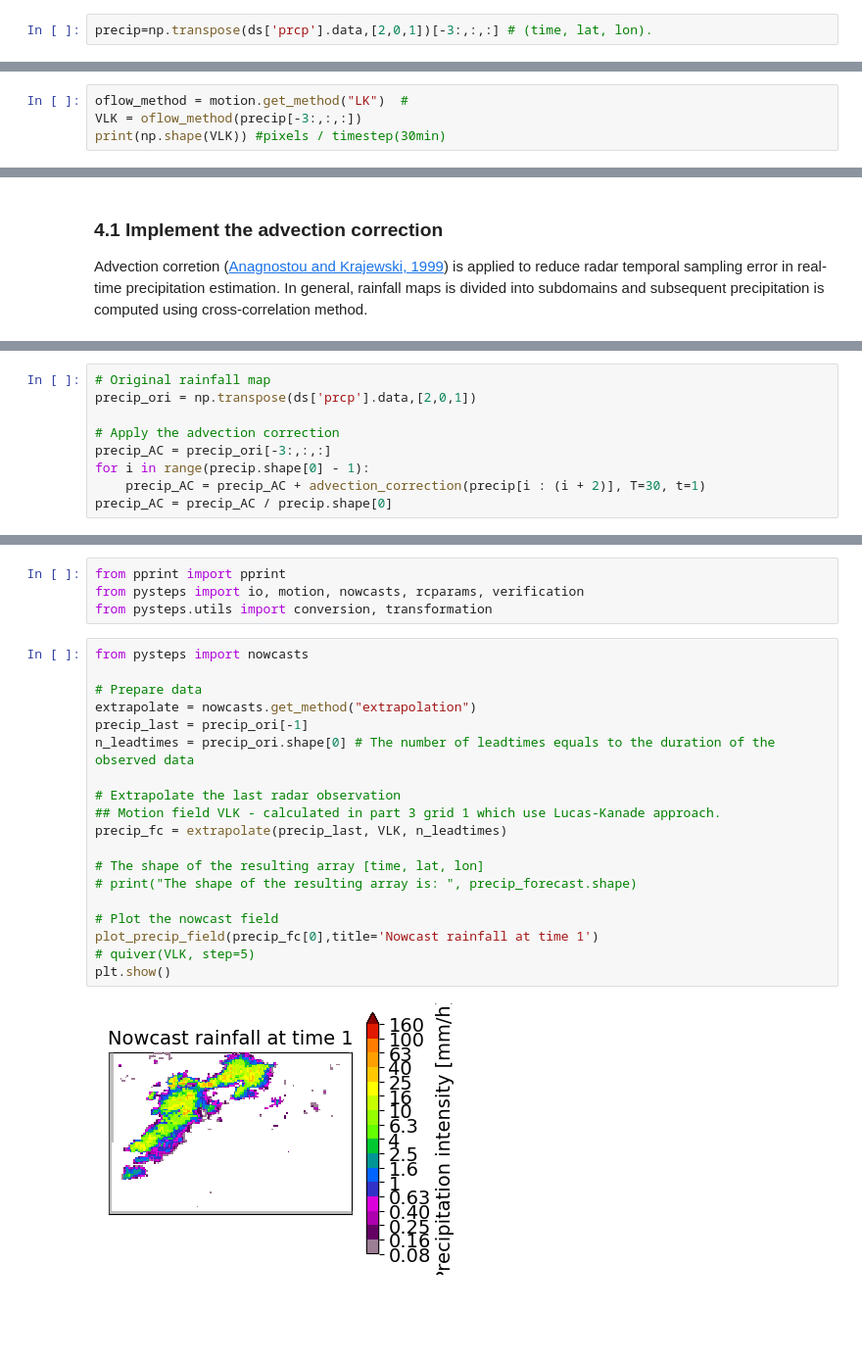
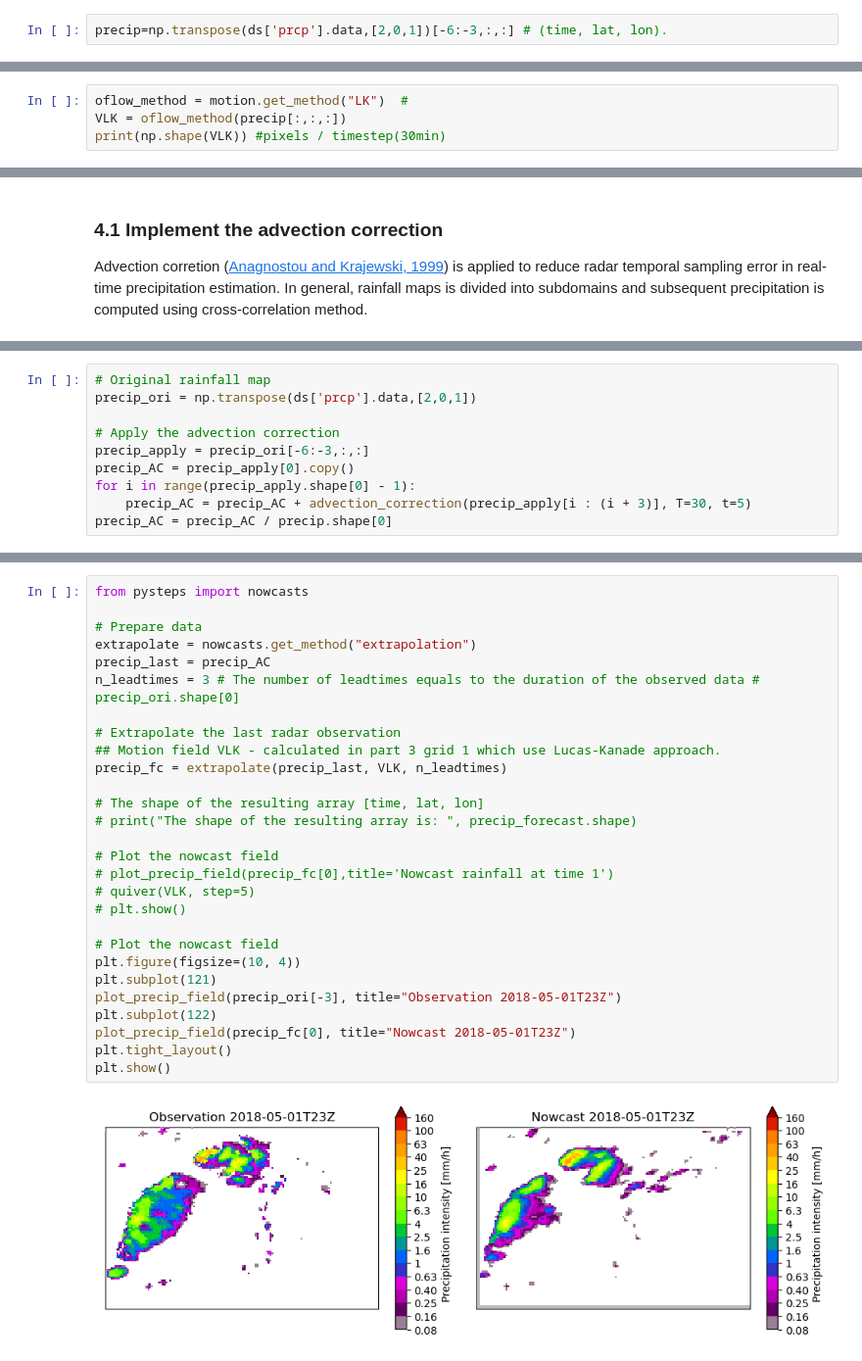
Before and after one commit to KaidiWisc/AOSMiniT, a Jupyter notebook: Pysteps/pystepsT.ipynb, the cells around one changed output, grey strips where cells are left out. Shown: that part at 98% size. Drawn from its saved outputs; the diff is of its cells as text; blank space fills up the shorter version.

```diff
--- a/Pysteps/pystepsT.ipynb
+++ b/Pysteps/pystepsT.ipynb
@@ -114,7 +117,7 @@ Alpha will change how smooth our predicted precip. field be.
 # %% [markdown]
 The nonparametric approach shown here allows generating perturbation fields with anisotropic structures, but it also requires a larger sample size and is sensitive to the quality of the input data.
 # %%
-precip=np.transpose(ds['prcp'].data,[2,0,1])[-3:,:,:] # (time, lat, lon).
+precip=np.transpose(ds['prcp'].data,[2,0,1])[-6:-3,:,:] # (time, lat, lon).
 # %%
 seed = 1
 num = 3
@@ -158,7 +161,7 @@ The Lucas–Kanade method assumes that the displacement of the image contents be
 For more details about LK optical flow: https://en.wikipedia.org/wiki/Lucas%E2%80%93Kanade_method
 # %%
 oflow_method = motion.get_method("LK")  #
-VLK = oflow_method(precip[-3:,:,:])
+VLK = oflow_method(precip[:,:,:])
 print(np.shape(VLK)) #pixels / timestep(30min)
 # %% [output]
 (2, 100, 150)
@@ -274,9 +278,10 @@ def advection_correction(R, T, t):
 precip_ori = np.transpose(ds['prcp'].data,[2,0,1])
 
 # Apply the advection correction
-precip_AC = precip_ori[-3:,:,:]
-for i in range(precip.shape[0] - 1):
-    precip_AC = precip_AC + advection_correction(precip[i : (i + 2)], T=30, t=1)
+precip_apply = precip_ori[-6:-3,:,:]
+precip_AC = precip_apply[0].copy()
+for i in range(precip_apply.shape[0] - 1):
+    precip_AC = precip_AC + advection_correction(precip_apply[i : (i + 3)], T=30, t=5)
 precip_AC = precip_AC / precip.shape[0]
 # %%
 # Visualization using pySTEPS built-in function
@@ -294,25 +301,30 @@ plt.show()
-# %%
-from pprint import pprint
-from pysteps import io, motion, nowcasts, rcparams, verification
-from pysteps.utils import conversion, transformation
 # %%
 from pysteps import nowcasts
 
 # Prepare data
 extrapolate = nowcasts.get_method("extrapolation")
-precip_last = precip_ori[-1]
-n_leadtimes = precip_ori.shape[0] # The number of leadtimes equals to the duration of the observed data
+precip_last = precip_AC
+n_leadtimes = 3 # The number of leadtimes equals to the duration of the observed data # precip_ori.shape[0]
 
 # Extrapolate the last radar observation
 ## Motion field VLK - calculated in part 3 grid 1 which use Lucas-Kanade approach.
 precip_fc = extrapolate(precip_last, VLK, n_leadtimes)
 
 # The shape of the resulting array [time, lat, lon]
 # print("The shape of the resulting array is: ", precip_forecast.shape)
 
 # Plot the nowcast field
-plot_precip_field(precip_fc[0],title='Nowcast rainfall at time 1')
+# plot_precip_field(precip_fc[0],title='Nowcast rainfall at time 1')
 # quiver(VLK, step=5)
+# plt.show()
+
+# Plot the nowcast field
+plt.figure(figsize=(10, 4))
+plt.subplot(121)
+plot_precip_field(precip_ori[-3], title="Observation 2018-05-01T23Z")
+plt.subplot(122)
+plot_precip_field(precip_fc[0], title="Nowcast 2018-05-01T23Z")
+plt.tight_layout()
 plt.show()
 # %% [output]
-[figure, old version]
+[figure, new version]
```
Also changed, not shown: parts of 19 cells of this notebook.
